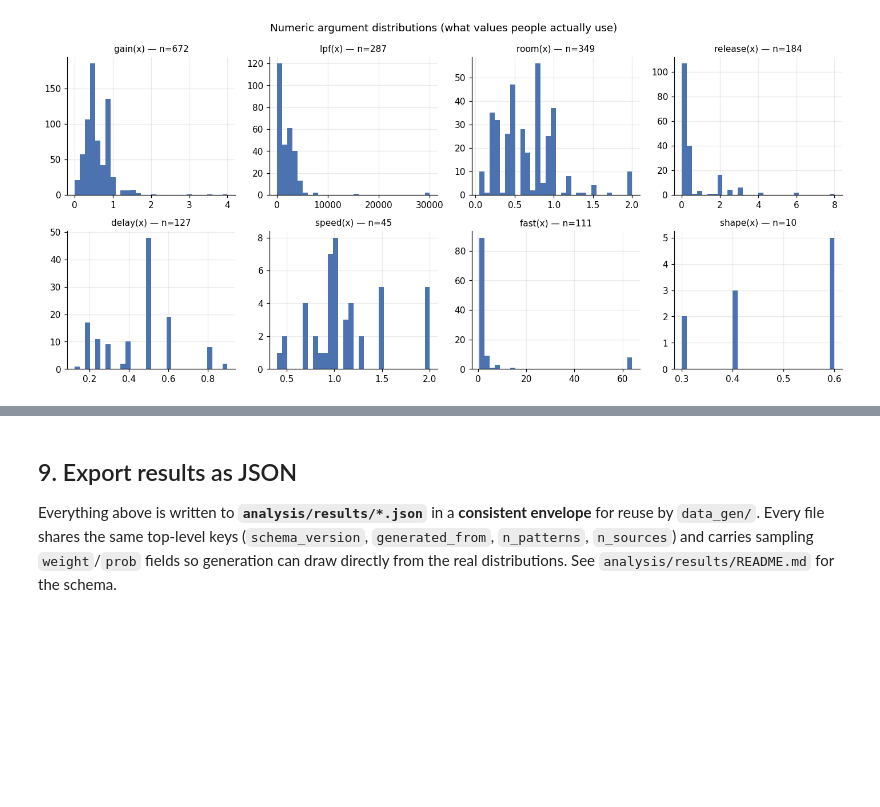
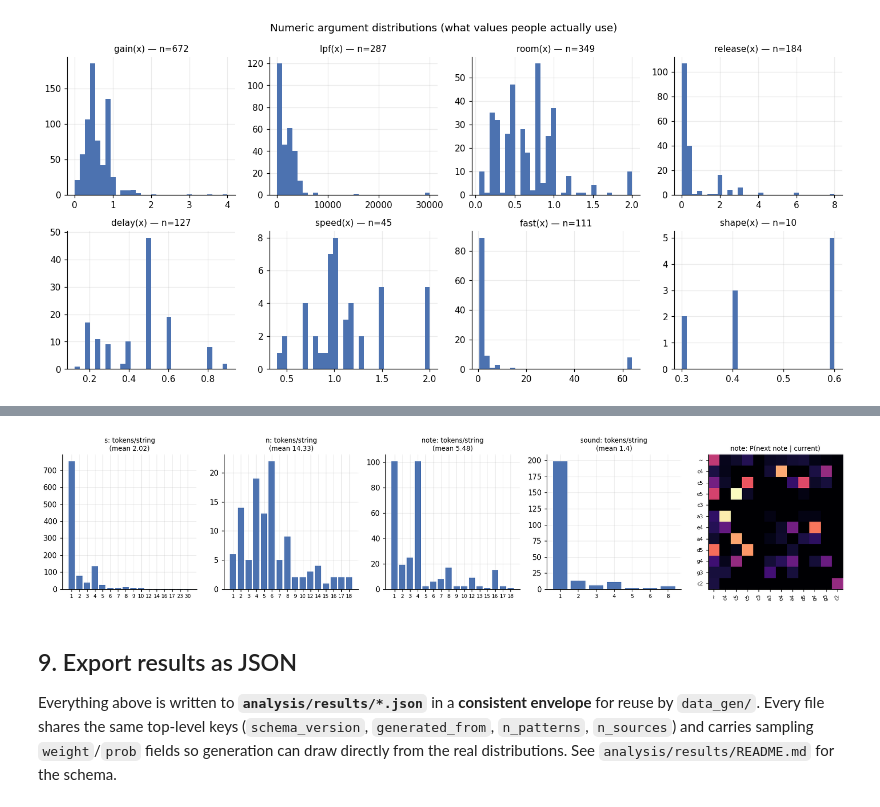
Before and after one commit to henrik253/Restrudel, a Jupyter notebook: notebooks/01_corpus_analysis.ipynb, the cells around one changed output, grey strips where cells are left out. Cells and saved outputs as stored; diff of their text form; code cells hidden in the pictures; blank space fills up the shorter version.

```diff
--- a/notebooks/01_corpus_analysis.ipynb
+++ b/notebooks/01_corpus_analysis.ipynb
@@ -675,3 +744,32 @@ plt.tight_layout(); plt.savefig(OUT / "argument_values.png"); plt.show()
+# %%
+# left: token-count distributions; right: note->note transition heatmap
+fns = list(content_models)
+fig, axes = plt.subplots(1, len(fns) + 1, figsize=(3.1 * (len(fns) + 1), 3.4))
+for ax, fn in zip(axes[:len(fns)], fns):
+    c = content_models[fn]["length"]["counts"]
+    ks = [k for k in sorted(c, key=lambda x: int(x))][:16]
+    ax.bar(ks, [c[k] for k in ks], color=PALETTE[0])
+    ax.set_title(f"{fn}: tokens/string\n(mean {content_models[fn]['length']['mean']})", fontsize=9)
+    ax.tick_params(axis="x", labelsize=7)
+
+note_seqs = seq_strings["note"]
+vc = collections.Counter(t for s in note_seqs for t in s)
+TOP = [t for t, _ in vc.most_common(12)]
+tr = collections.defaultdict(collections.Counter)
+for s in note_seqs:
+    for a, b in zip(s, s[1:]): tr[a][b] += 1
+M = np.zeros((len(TOP), len(TOP)))
+for i, a in enumerate(TOP):
+    tot = sum(tr[a].values()) or 1
+    for j, b in enumerate(TOP): M[i, j] = tr[a].get(b, 0) / tot
+axh = axes[-1]
+im = axh.imshow(M, cmap="magma", aspect="auto")
+axh.set_xticks(range(len(TOP))); axh.set_xticklabels(TOP, rotation=90, fontsize=7)
+axh.set_yticks(range(len(TOP))); axh.set_yticklabels(TOP, fontsize=7)
+axh.set_title("note: P(next note | current)", fontsize=9); axh.grid(False)
+plt.tight_layout(); plt.savefig(OUT / "content_models.png"); plt.show()
+# %% [output]
+[figure, added]
 # %% [markdown]
 ## 9. Export results as JSON
 
```
Also changed, not shown: parts of 3 cells of this notebook, 5 other files.
